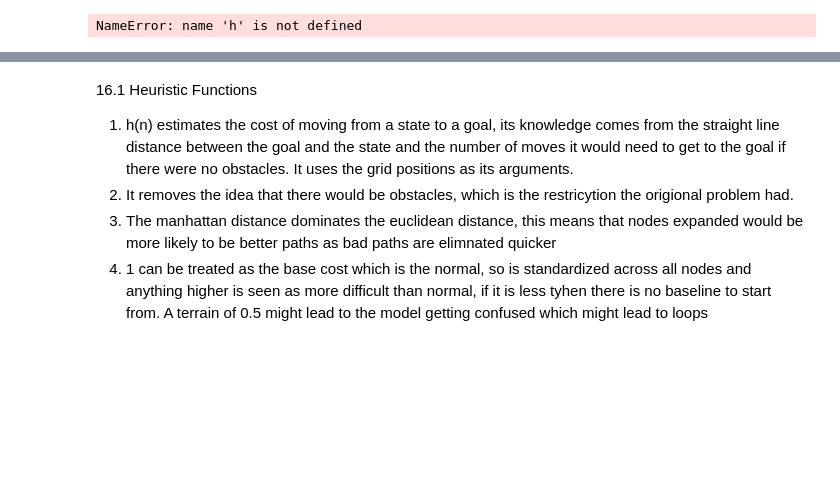
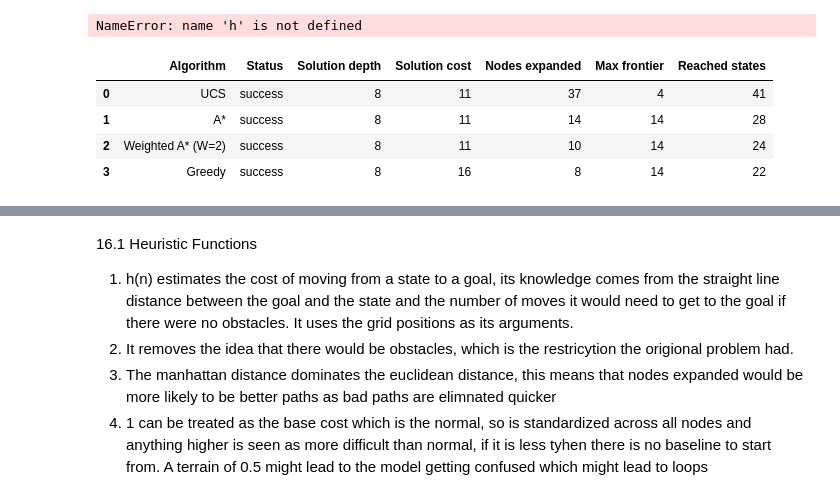
Before and after one commit to Ewurakua419/Ewurakua_Amoah_lab1_, a Jupyter notebook: Ewurakua_Amoah_Lab_1B.ipynb, the cells around one changed output, grey strips where cells are left out. Cells and saved outputs as stored; diff of their text form; code cells hidden in the pictures; blank space fills up the shorter version.

```diff
--- a/Ewurakua_Amoah_Lab_1B.ipynb
+++ b/Ewurakua_Amoah_Lab_1B.ipynb
@@ -818,32 +818,38 @@ custom_grid_1 = [
     [0, 0, 0, 0, 0, 0, 0],
     [0, 0, 0, 0, 0, 0, 0],
     [0, 0, 0, 0, 0, 0, 0],
     [0, 0, 0, 0, 0, 0, 0],
     [0, 0, 0, 0, 0, 0, 0]
     # Replace this with your own grid.
 ]
 
 custom_costs_1 = [
     [1, 1, 2, 2, 1, 1, 4],
     [1, 3, 2, 1, 1, 1, 1],
     [1, 1, 2, 2, 2, 1, 1],
     [3, 3, 2, 2, 3, 2, 1],
     [3, 1, 3, 3, 1, 1, 1],
     [1, 3, 1, 1, 3, 1, 2]
     # Terrain costs (same shape as the grid), if using WeightedGridProblem.
 ]
 
-custom_start_1 = (0,0)
-custom_goal_1 = (6,8)
+custom_start_1 = (2,0)
+custom_goal_1 = (4,6)
 
 # Example after completing:
 custom_problem_1 = WeightedGridProblem(
     custom_grid_1, custom_start_1, custom_goal_1, terrain_costs=custom_costs_1
  )
 custom_results_1 = [
     ucs.search(custom_problem_1),
     astar.search(custom_problem_1),
     wastar2.search(custom_problem_1),
     greedy.search(custom_problem_1),
 ]
 show_results(custom_results_1)
+# %% [output]
+|  | Algorithm | Status | Solution depth | Solution cost | Nodes expanded | Max frontier | Reached states |
+| 0 | UCS | success | 8 | 11 | 37 | 4 | 41 |
+| 1 | A* | success | 8 | 11 | 14 | 14 | 28 |
+| 2 | Weighted A* (W=2) | success | 8 | 11 | 10 | 14 | 24 |
+| 3 | Greedy | success | 8 | 16 | 8 | 14 | 22 |
```
Also changed, not shown: parts of 3 cells of this notebook.
